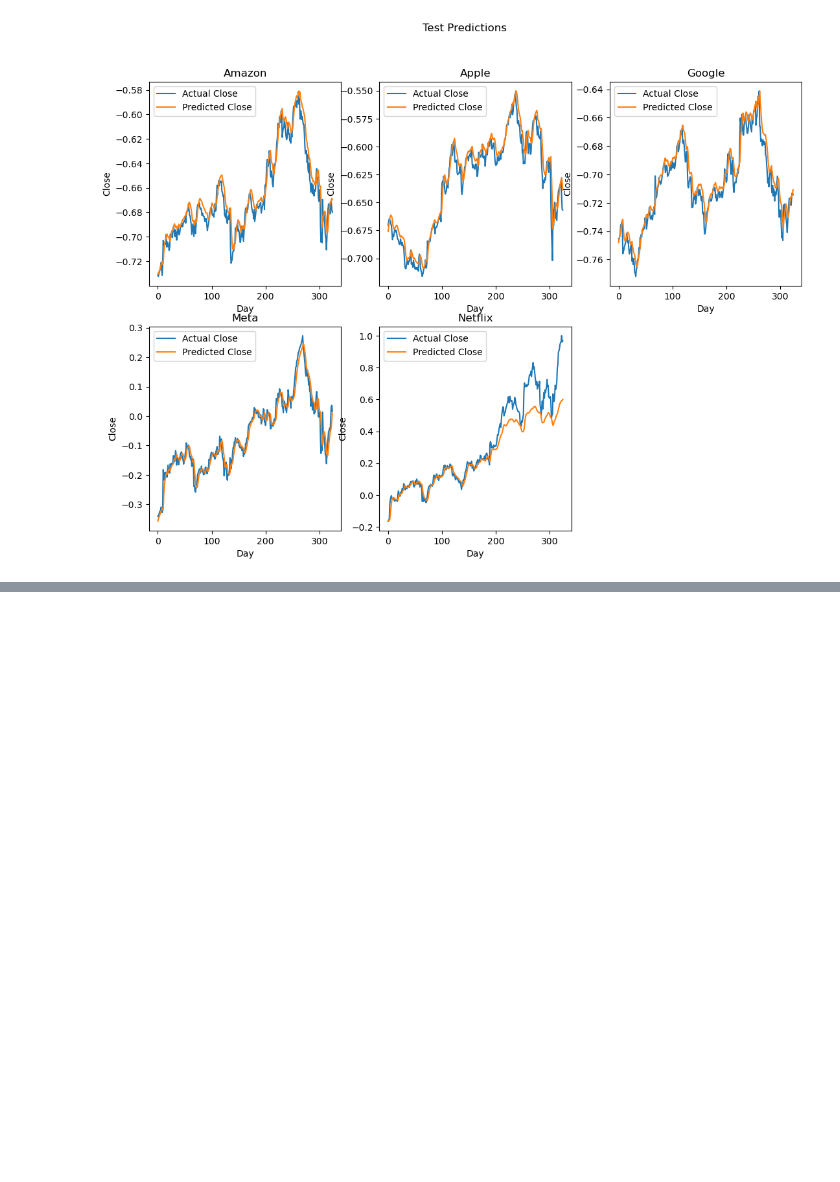
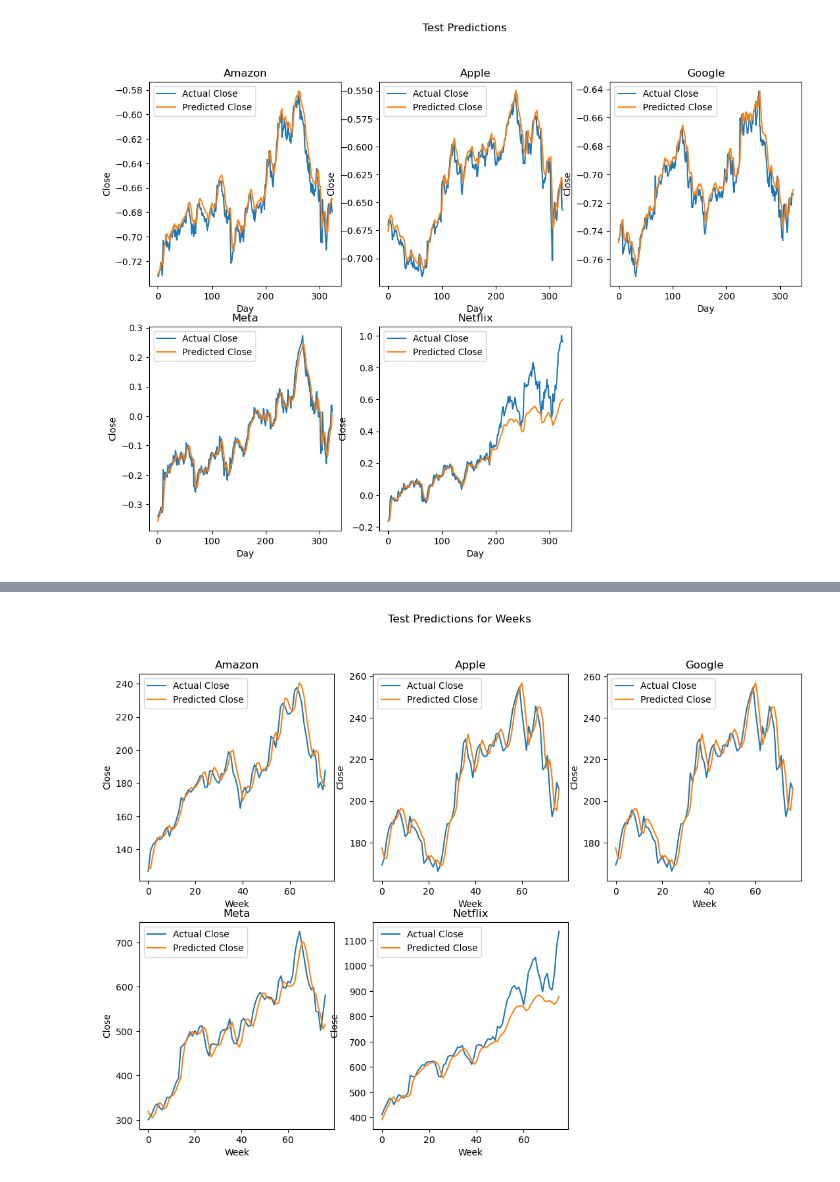
Before and after one commit to YMoule/MAT128B, a Jupyter notebook: LSTM.ipynb, the cells around one changed output, grey strips where cells are left out. Cells and saved outputs as stored; diff of their text form; code cells hidden in the pictures; blank space fills up the shorter version.

```diff
--- a/LSTM.ipynb
+++ b/LSTM.ipynb
@@ -422,0 +709,42 @@ plt.show()
+# %%
+#Graphing Testing
+plt.figure(figsize=(13,9))
+plt.subplot(2,3,1)
+plt.plot(y_test_week_am, label='Actual Close')
+plt.plot(test_pred_week_am, label='Predicted Close')
+plt.xlabel('Week')
+plt.ylabel('Close')
+plt.title('Amazon')
+plt.legend()
+plt.subplot(2,3,2)
+plt.plot(y_test_week_ap, label='Actual Close')
+plt.plot(test_pred_week_ap, label='Predicted Close')
+plt.xlabel('Week')
+plt.ylabel('Close')
+plt.title('Apple')
+plt.legend()
+plt.subplot(2,3,3)
+plt.plot(y_test_week_go, label='Actual Close')
+plt.plot(test_pred_week_go, label='Predicted Close')
+plt.xlabel('Week')
+plt.ylabel('Close')
+plt.title('Google')
+plt.legend()
+plt.subplot(2,3,4)
+plt.plot(y_test_week_me, label='Actual Close')
+plt.plot(test_pred_week_me, label='Predicted Close')
+plt.xlabel('Week')
+plt.ylabel('Close')
+plt.title('Meta')
+plt.legend()
+plt.subplot(2,3,5)
+plt.plot(y_test_week_ne, label='Actual Close')
+plt.plot(test_pred_week_ne, label='Predicted Close')
+plt.xlabel('Week')
+plt.ylabel('Close')
+plt.title('Netflix')
+plt.legend()
+plt.suptitle('Test Predictions for Weeks')
+plt.show()
+# %% [output]
+[figure, added]
```
Also changed, not shown: parts of 19 cells of this notebook.
